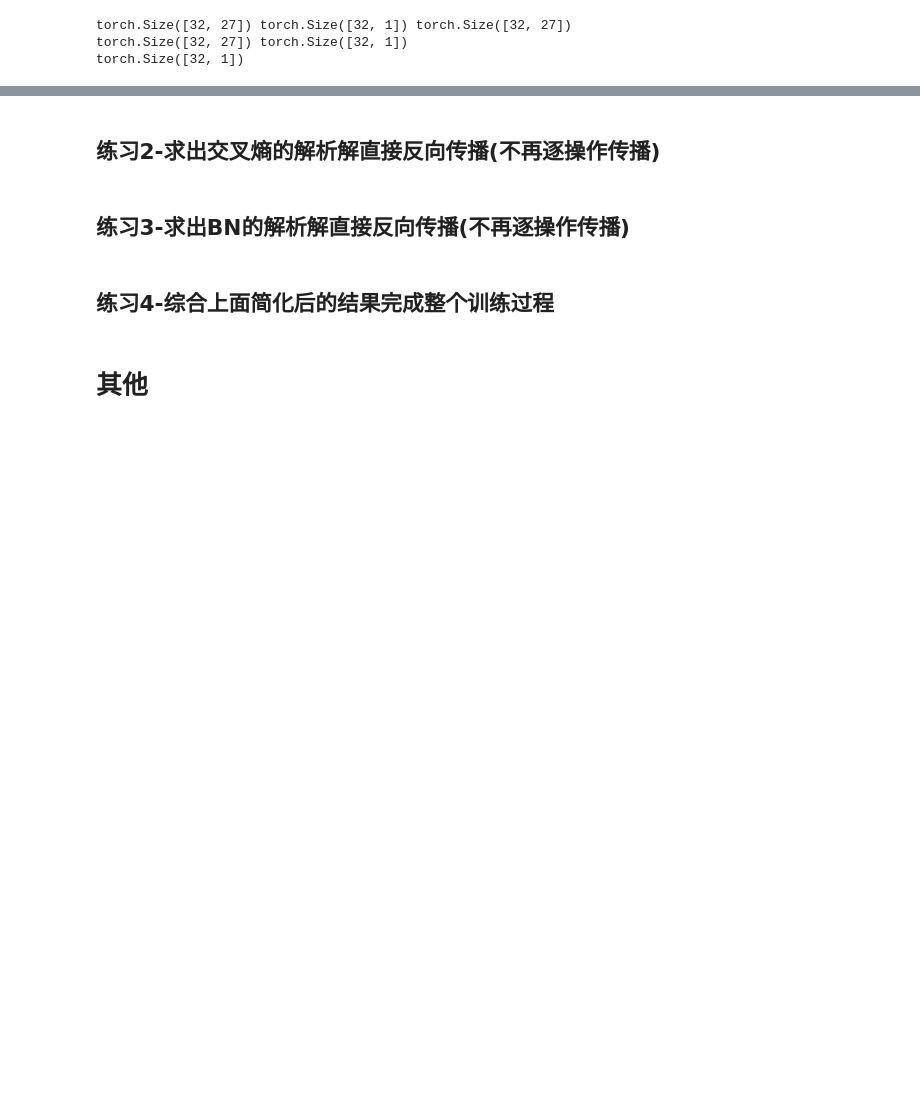
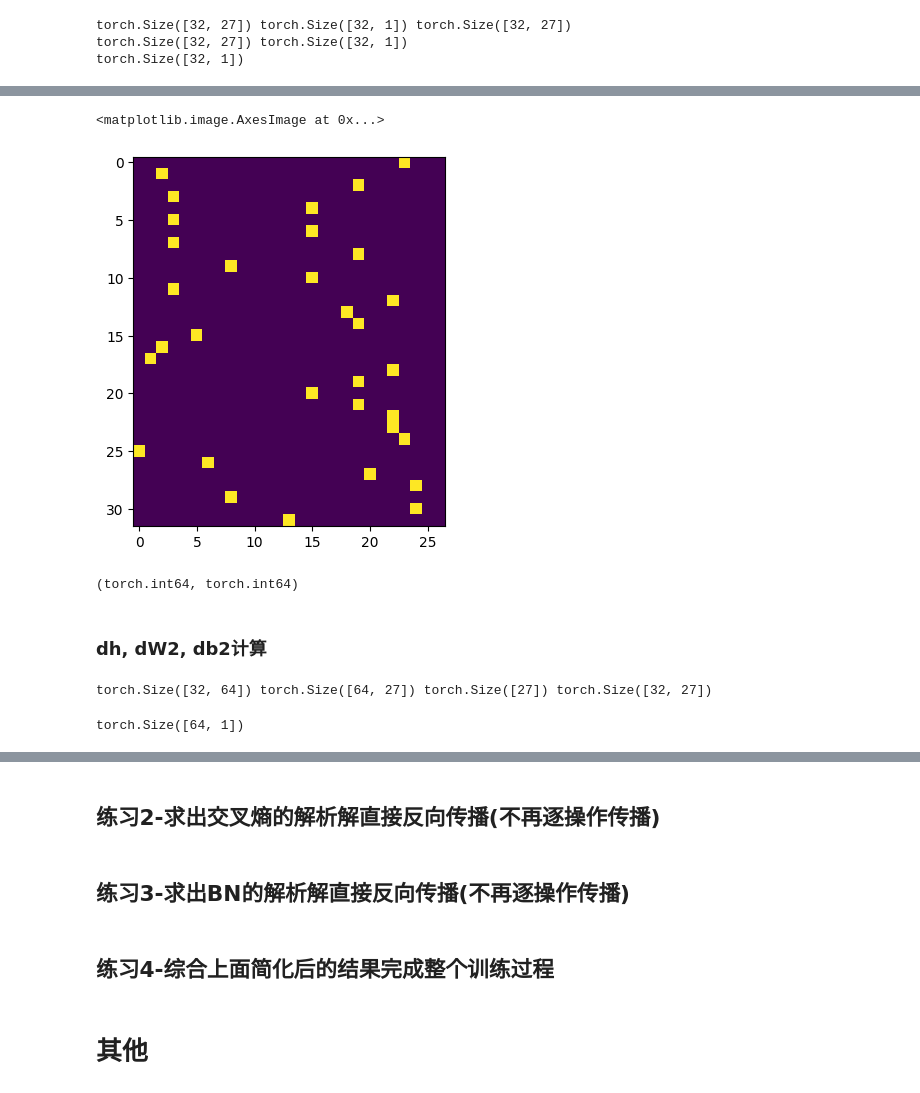
Before and after one commit to CastleDream/learnGPTfromScratch, a Jupyter notebook: code/5_backward_makemore.ipynb, the cells around one changed output, grey strips where cells are left out. Cells and saved outputs as stored; diff of their text form; code cells hidden in the pictures; blank space fills up the shorter version.

```diff
--- a/code/5_backward_makemore.ipynb
+++ b/code/5_backward_makemore.ipynb
@@ -261,0 +386,43 @@ counts_sum = counts.sum(dim = 1, keepdim = True)
+# %%
+plt.imshow(F.one_hot(logits.max(1).indices, num_classes = logits.shape[1]))
+# %% [output]
+<matplotlib.image.AxesImage at 0x...>
+[figure, added]
+# %%
+b = logits.max(1).indices
+a = F.one_hot(logits.max(1).indices, num_classes = logits.shape[1])  # one-hot返回的是一个 LongTensor
+b.dtype, a.dtype
+# %% [output]
+(torch.int64, torch.int64)
+# %% [markdown]
+### dh, dW2, db2计算
+# %%
+# dh, dW2, db2计算
+# logits = h @ W2 + b2
+# 没有别的分支使用过这三个张量，所以加法直接传递路由，乘法直接交换梯度
+# 但是需要注意下维度和广播问题
+print(h.shape, W2.shape, b2.shape, logits.shape)
+
+# b2和logits是简单的广播，加法传播，
+#  (32,27) + (27) → (32,27)
+# a11, a12, a13              (a11, a12, a13 + b1 b2 b3) = c11, c12, c13
+# a21, a22, a23 + b1 b2 b3 = (a21, a22, a23 + b1 b2 b3) = c21, c22, c23
+# a31, a32, a33              (a31, a32, a33 + b1 b2 b3) = c31, c32, c33
+# a11 + b1 = c11; a12+b2 = c12; a13 + b3 = c13
+# 所以又是一个多分支问题
+# dc11/db1 = 1; dc21/db1 =1; dc31/db1 = 1; 行和
+
+# h和W2是乘法，需要交换
+# (32,64)@(64,27) → (32,27)
+# W2.sum(dim = 1, keepdim = True).T.expand(h.shape[0], -1).shape
+# W2.sum(dim = 1, keepdim = True).shape
+dh = torch.zeros_like(h)
+rows, cols = h.shape
+for i in range(rows):
+    for j in range(cols):
+        dh[i,j] = dlogits[i,:]@W2[j,:].T
+        # logits.shape torch.Size([32, 27]) dlogits[i,:] = (1,27)
+        # W2.shape torch.Size([64, 27])    W2[j,:] = (1,27)
+# %% [output]
+torch.Size([32, 64]) torch.Size([64, 27]) torch.Size([27]) torch.Size([32, 27])
+torch.Size([64, 1])
```
Also changed, not shown: parts of 20 cells of this notebook.
